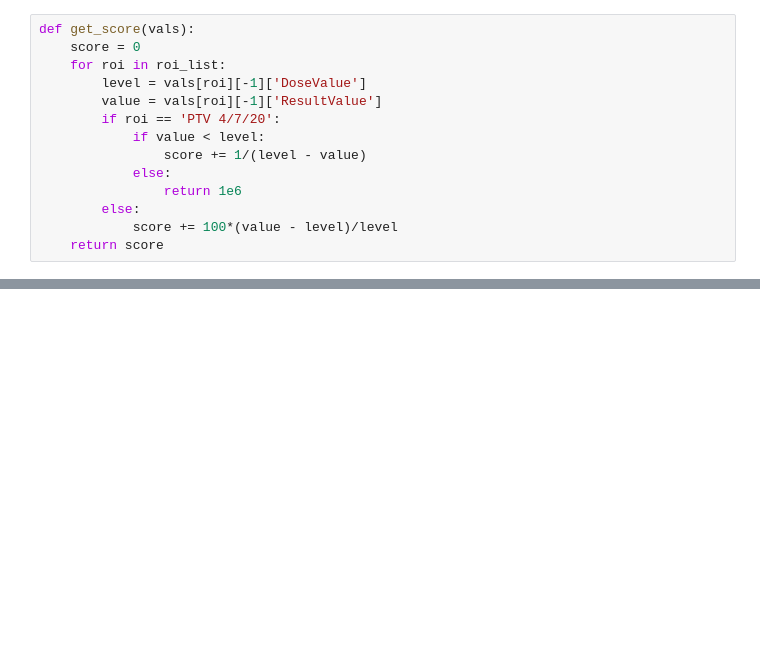
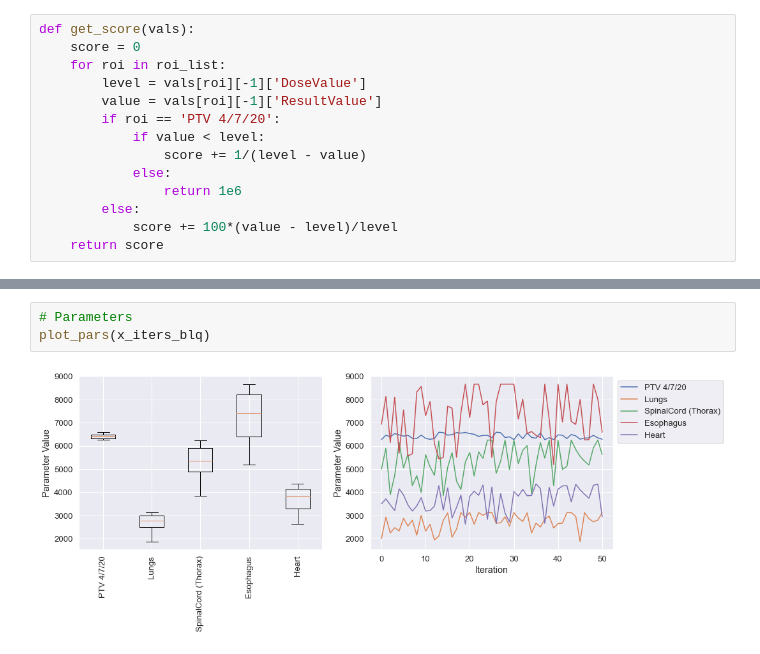
Before and after one commit to kels271828/RayBay, a Jupyter notebook: results/newPatient.ipynb, the cells around one changed output, grey strips where cells are left out. Drawn from its saved outputs; the diff is of its cells as text; blank space fills up the shorter version.

```diff
--- a/results/newPatient.ipynb
+++ b/results/newPatient.ipynb
@@ -476,0 +629,5 @@ get_score(objs_approved)
+# %%
+# Parameters
+plot_pars(x_iters_blq)
+# %% [output]
+[figure, added]
```
Also changed, not shown: parts of 48 cells of this notebook, 9 other files.
